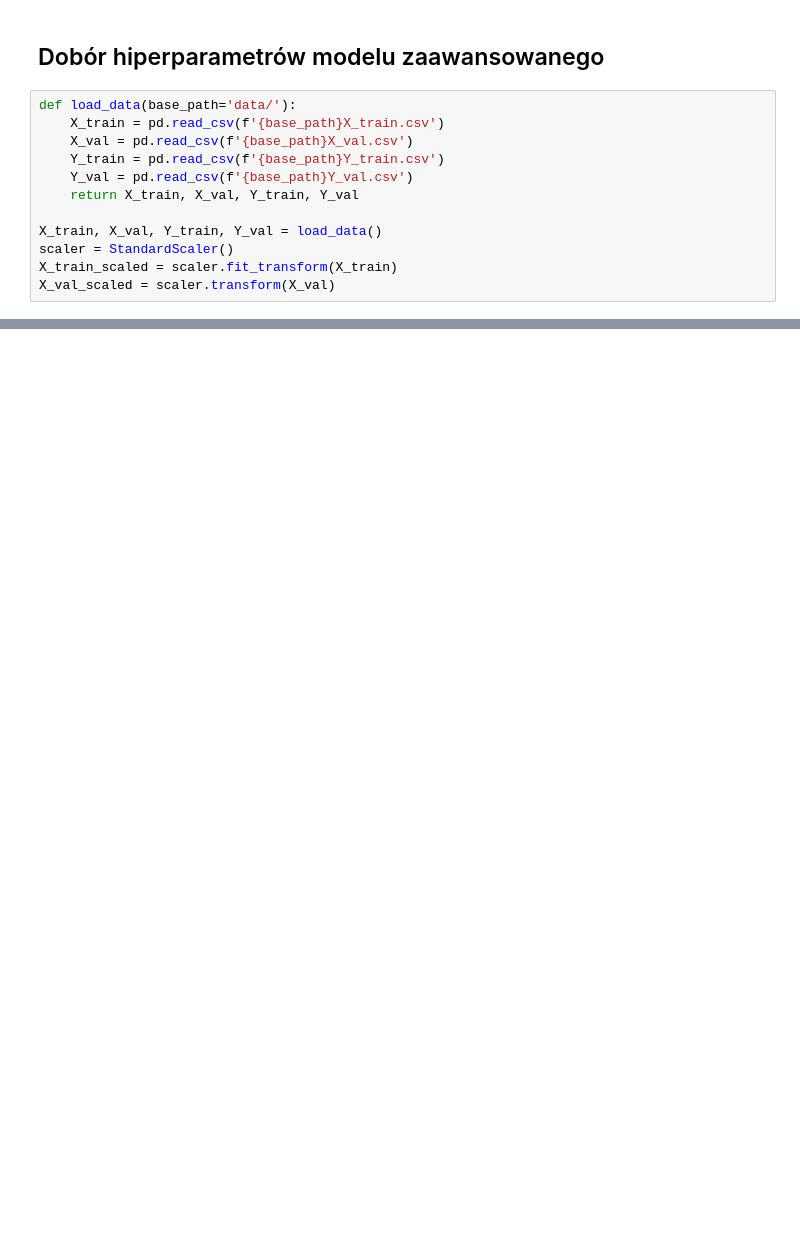
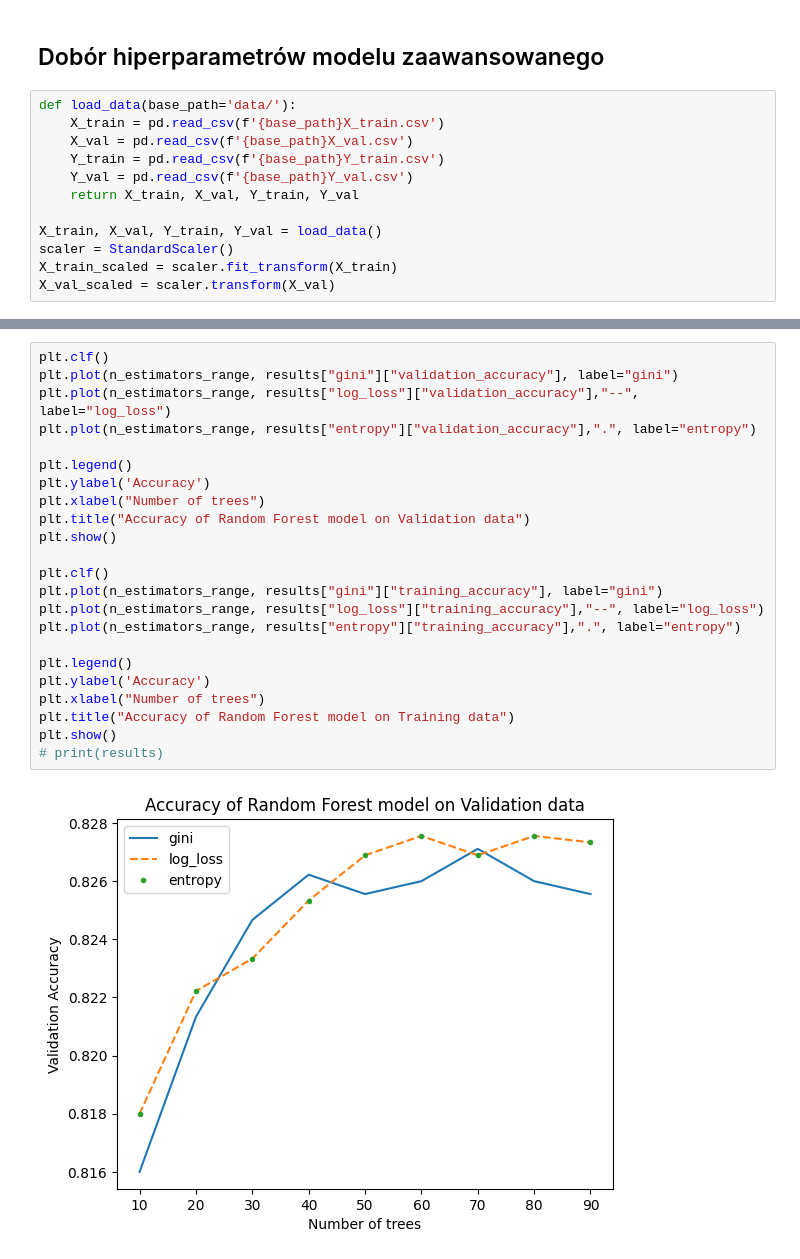
Before and after one commit to sz-aleksandra/premium-candidate-predictor, a Jupyter notebook: Dokumentacje/etap2/Raport z budowy modeli.ipynb, the cells around one changed output, grey strips where cells are left out. Cells and saved outputs as stored; diff of their text form; blank space fills up the shorter version.

```diff
--- a/Dokumentacje/etap2/Raport z budowy modeli.ipynb
+++ b/Dokumentacje/etap2/Raport z budowy modeli.ipynb
@@ -171,0 +134,25 @@ KeyboardInterrupt:
+# %%
+plt.clf()
+plt.plot(n_estimators_range, results["gini"]["validation_accuracy"], label="gini")
+plt.plot(n_estimators_range, results["log_loss"]["validation_accuracy"],"--", label="log_loss")
+plt.plot(n_estimators_range, results["entropy"]["validation_accuracy"],".", label="entropy")
+
+plt.legend()
+plt.ylabel('Accuracy')
+plt.xlabel("Number of trees")
+plt.title("Accuracy of Random Forest model on Validation data")
+plt.show()
+
+plt.clf()
+plt.plot(n_estimators_range, results["gini"]["training_accuracy"], label="gini")
+plt.plot(n_estimators_range, results["log_loss"]["training_accuracy"],"--", label="log_loss")
+plt.plot(n_estimators_range, results["entropy"]["training_accuracy"],".", label="entropy")
+
+plt.legend()
+plt.ylabel('Accuracy')
+plt.xlabel("Number of trees")
+plt.title("Accuracy of Random Forest model on Training data")
+plt.show()
+# print(results)
+# %% [output]
+[figure, added]
```
Also changed, not shown: parts of 10 cells of this notebook, 5 other files.
